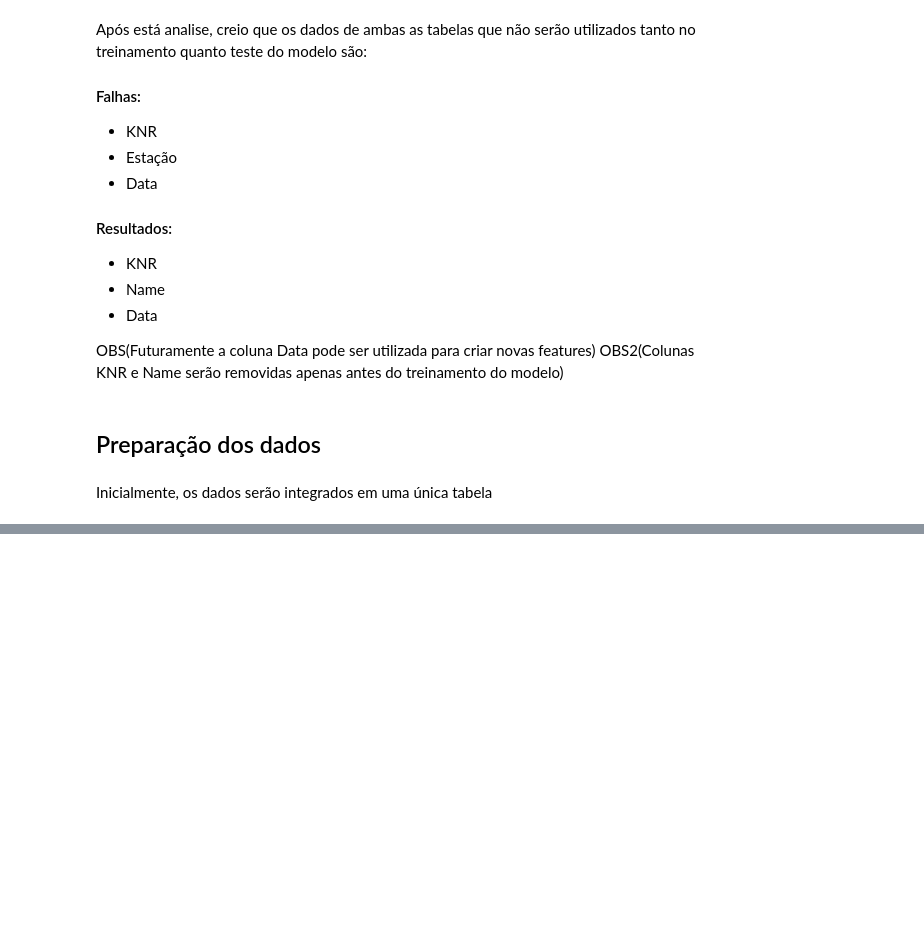
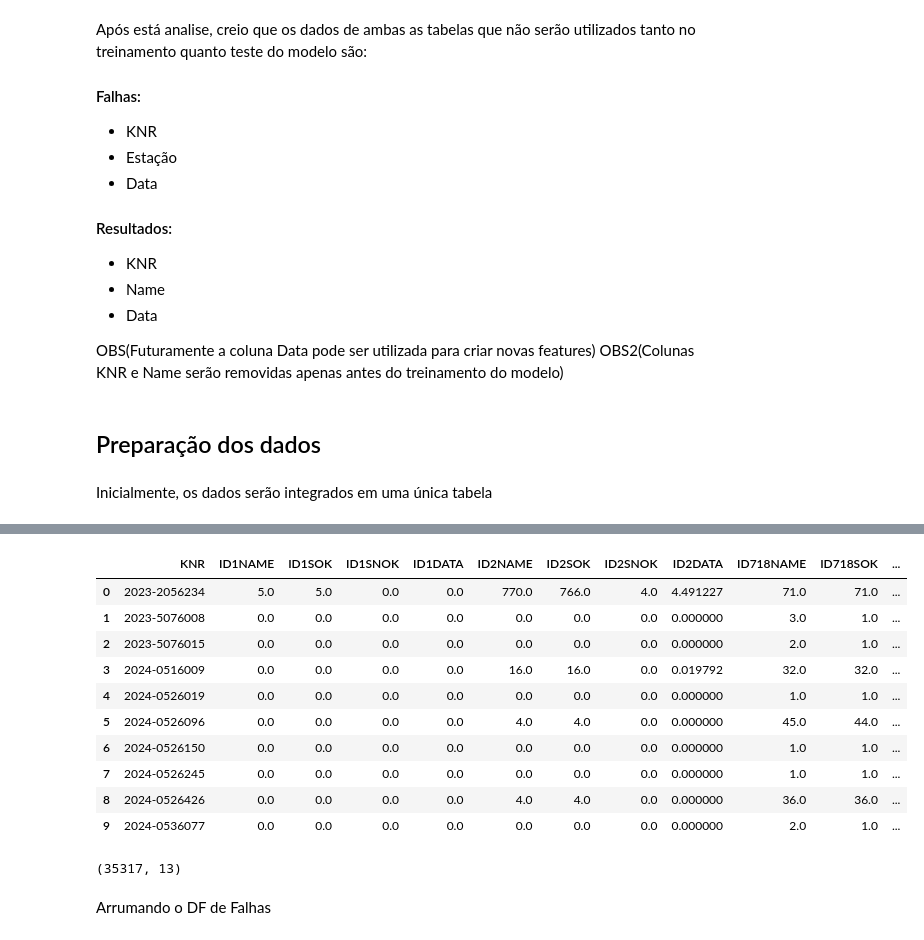
Before and after one commit to Inteli-College/2024-2A-T08-EC07-G01, a Jupyter notebook: src/main.ipynb, the cells around one changed output, grey strips where cells are left out. Drawn from its saved outputs; the diff is of its cells as text; code cells hidden in the pictures; blank space fills up the shorter version.

```diff
--- a/src/main.ipynb
+++ b/src/main.ipynb
@@ -80,0 +139,38 @@ df_resultados.shape
+# %%
+# Transformando os DFs de resultados em apenas um DF de resultados maior
+
+df = pd.concat([df_resultados, df_resultados2])
+# %%
+# Transformando data em datetime do pandas
+
+df['DATA'] = pd.to_datetime(df['DATA'], errors='coerce')
+# %%
+def aggregate_by_id(df, id_value):
+    subset = df[df['ID'] == id_value]
+    return subset.groupby('KNR').agg(
+        NAME=('NAME', 'count'),  # Conta total de NAME
+        SOK=('STATUS', lambda x: (x == 10).sum()),
+        SNOK=('STATUS', lambda x: (x == 13).sum()),
+        DATA=('DATA', lambda x: (x.max() - x.min()).total_seconds() / (3600*24))
+    ).rename(columns={
+        'NAME': f'ID{id_value}NAME',
+        'SOK': f'ID{id_value}SOK',
+        'SNOK': f'ID{id_value}SNOK',
+        'DATA': f'ID{id_value}DATA'
+    })
+
+# Agregando para cada ID
+id1 = aggregate_by_id(df, 1)
+id2 = aggregate_by_id(df, 2)
+id718 = aggregate_by_id(df, 718)
+
+# Combinando os resultados em um único DataFrame
+final_df = id1.join(id2, on='KNR', how='outer').join(id718, on='KNR', how='outer').reset_index()
+
+# Adicionando UNIQUE_ID com valores incrementais
+
+# Reordenando as colunas para o formato desejado
+final_df = final_df[['KNR','ID1NAME', 'ID1SOK', 'ID1SNOK', 'ID1DATA', 'ID2NAME', 'ID2SOK', 'ID2SNOK', 'ID2DATA', 'ID718NAME', 'ID718SOK', 'ID718SNOK', 'ID718DATA']]
+
+# Exibindo o resultado
+print(final_df)
@@ -81,2 +211,23 @@ df_resultados.shape
+# %%
+# Fill NaN values with 0 in final_df
+final_df = final_df.fillna(0)
+# %%
+final_df.head(10)
+# %% [output]
+|  | KNR | ID1NAME | ID1SOK | ID1SNOK | ID1DATA | ID2NAME | ID2SOK | ID2SNOK | ID2DATA | ID718NAME | ID718SOK | ... |
+| 0 | 2023-2056234 | 5.0 | 5.0 | 0.0 | 0.0 | 770.0 | 766.0 | 4.0 | 4.491227 | 71.0 | 71.0 | ... |
+| 1 | 2023-5076008 | 0.0 | 0.0 | 0.0 | 0.0 | 0.0 | 0.0 | 0.0 | 0.000000 | 3.0 | 1.0 | ... |
+| 2 | 2023-5076015 | 0.0 | 0.0 | 0.0 | 0.0 | 0.0 | 0.0 | 0.0 | 0.000000 | 2.0 | 1.0 | ... |
+| 3 | 2024-0516009 | 0.0 | 0.0 | 0.0 | 0.0 | 16.0 | 16.0 | 0.0 | 0.019792 | 32.0 | 32.0 | ... |
+| 4 | 2024-0526019 | 0.0 | 0.0 | 0.0 | 0.0 | 0.0 | 0.0 | 0.0 | 0.000000 | 1.0 | 1.0 | ... |
+| 5 | 2024-0526096 | 0.0 | 0.0 | 0.0 | 0.0 | 4.0 | 4.0 | 0.0 | 0.000000 | 45.0 | 44.0 | ... |
+| 6 | 2024-0526150 | 0.0 | 0.0 | 0.0 | 0.0 | 0.0 | 0.0 | 0.0 | 0.000000 | 1.0 | 1.0 | ... |
+| 7 | 2024-0526245 | 0.0 | 0.0 | 0.0 | 0.0 | 0.0 | 0.0 | 0.0 | 0.000000 | 1.0 | 1.0 | ... |
+| 8 | 2024-0526426 | 0.0 | 0.0 | 0.0 | 0.0 | 4.0 | 4.0 | 0.0 | 0.000000 | 36.0 | 36.0 | ... |
+| 9 | 2024-0536077 | 0.0 | 0.0 | 0.0 | 0.0 | 0.0 | 0.0 | 0.0 | 0.000000 | 2.0 | 1.0 | ... |
 # %%
-df_falhas.shape
+final_df.shape
+# %% [output]
+(35317, 13)
+# %% [markdown]
+Arrumando o DF de Falhas
```
Also changed, not shown: parts of 46 cells of this notebook, 1 other file.
